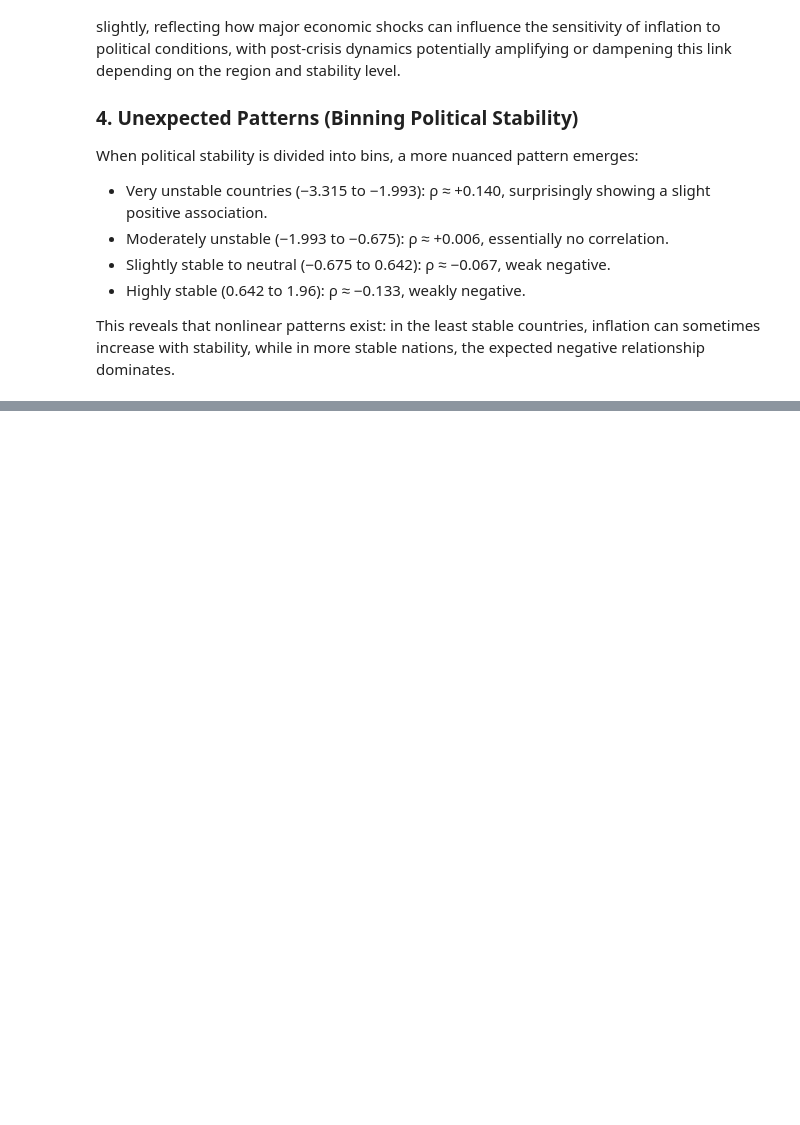
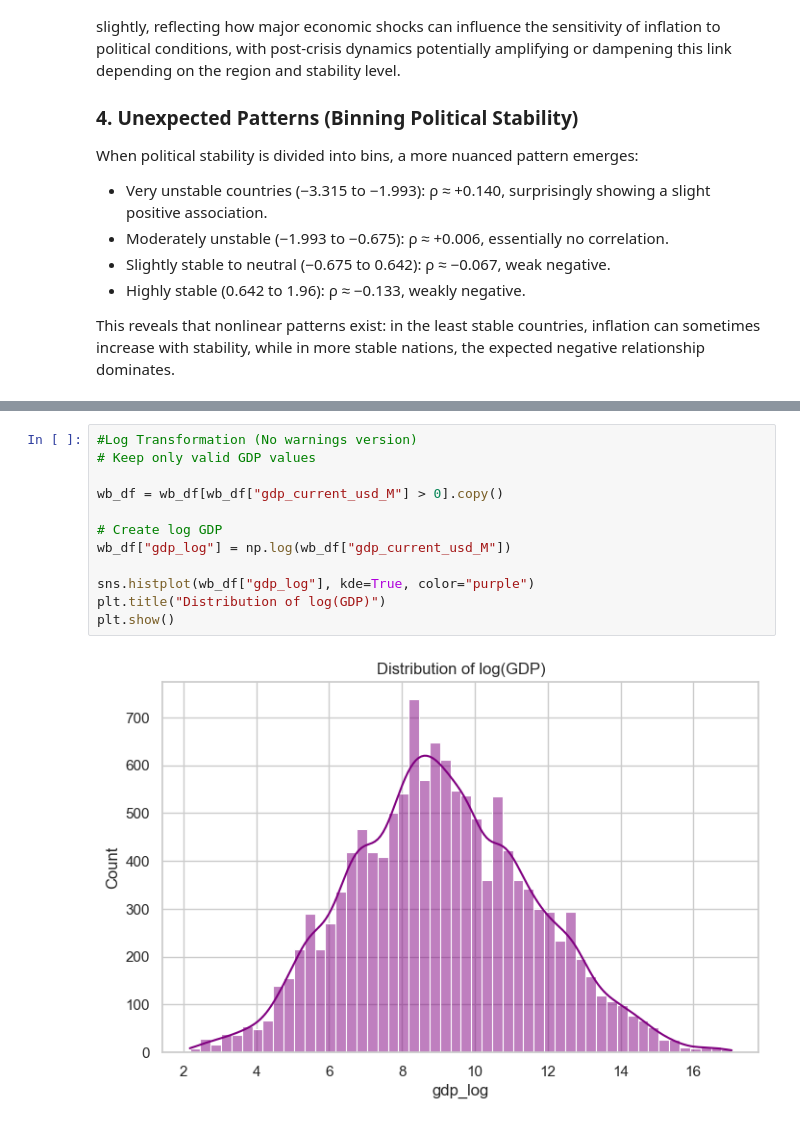
Before and after one commit to StefanFSmid/ASDA_2025_Group_3_Porfolio, a Jupyter notebook: notebooks/week_06_group_3_notebook.ipynb, the cells around one changed output, grey strips where cells are left out. Drawn from its saved outputs; the diff is of its cells as text; blank space fills up the shorter version.

```diff
--- a/notebooks/week_06_group_3_notebook.ipynb
+++ b/notebooks/week_06_group_3_notebook.ipynb
@@ -265,0 +324,14 @@ This reveals that nonlinear patterns exist: in the least stable countries, infla
+# %%
+#Log Transformation (No warnings version)
+# Keep only valid GDP values
+
+wb_df = wb_df[wb_df["gdp_current_usd_M"] > 0].copy()
+
+# Create log GDP
+wb_df["gdp_log"] = np.log(wb_df["gdp_current_usd_M"])
+
+sns.histplot(wb_df["gdp_log"], kde=True, color="purple")
+plt.title("Distribution of log(GDP)")
+plt.show()
+# %% [output]
+[figure, added]
```
Also changed, not shown: parts of 21 cells of this notebook.
